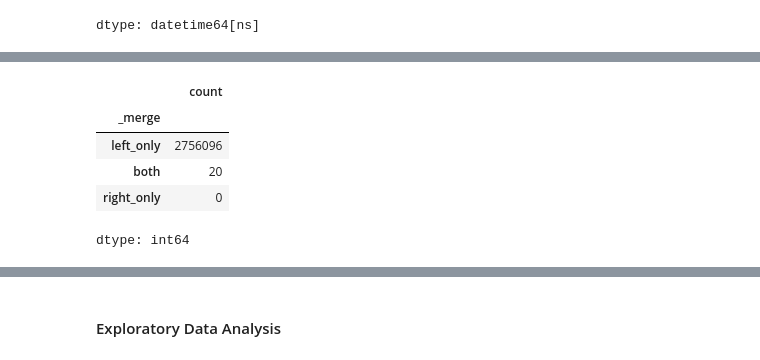
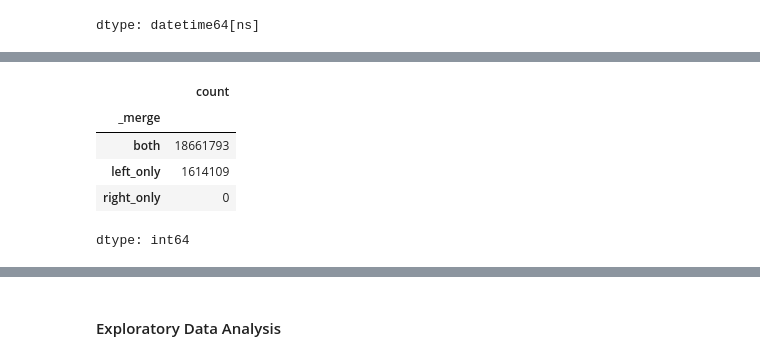
Before and after one commit to adubrightkwartengsnr/Recommendation-System-For-E-commerce, a Jupyter notebook: notebooks/recommendation_system.ipynb, the cells around one changed output, grey strips where cells are left out. Drawn from its saved outputs; the diff is of its cells as text; code cells hidden in the pictures.

```diff
--- a/notebooks/recommendation_system.ipynb
+++ b/notebooks/recommendation_system.ipynb
@@ -342,6 +342,10 @@ events_df = events_df.rename(columns={"timestamp": "datetime"})
 # Convert datetime dtype to s
 item_properties_df["datetime"] = item_properties_df["datetime"].astype("datetime64[s]")
 events_df["datetime"] = events_df["datetime"].astype("datetime64[s]")
+# %%
+# Convert the categoryid and available to int datatype
+item_properties_df["categoryid"] = item_properties_df["categoryid"].astype("Int64")
+item_properties_df["available"] = item_properties_df["available"].astype("Int64")
 # %%
-# Left merge using datetime and itemid
-event_item_df = events_df.merge(item_properties_df, on=["datetime","itemid"], how="left", indicator=True)
+# merge items and category_tree dataframe
+item_cat_df = item_properties_df.merge(category_tree_df, how="left", on="categoryid", indicator=True)
@@ -348,10 +380,10 @@ event_item_df = events_df.merge(item_properties_df, on=["datetime","itemid"], ho
 # %%
 # count the indicator types
-event_item_df["_merge"].value_counts()
+item_cat_df["_merge"].value_counts()
 # %% [output]
 |  | count |
 | _merge |  |
-| left_only | 2756096 |
-| both | 20 |
+| both | 18661793 |
+| left_only | 1614109 |
 | right_only | 0 |
 dtype: int64
```
Also changed, not shown: parts of 59 cells of this notebook.
